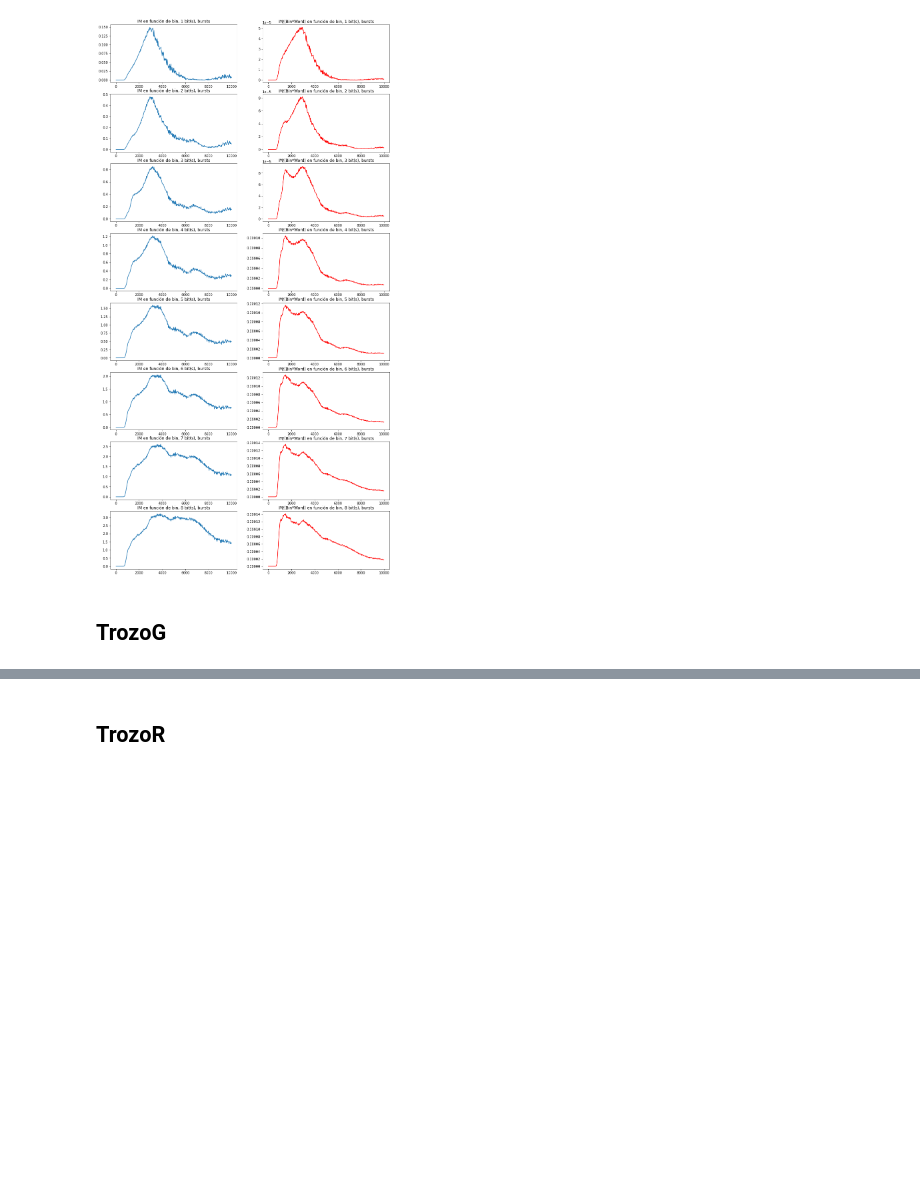
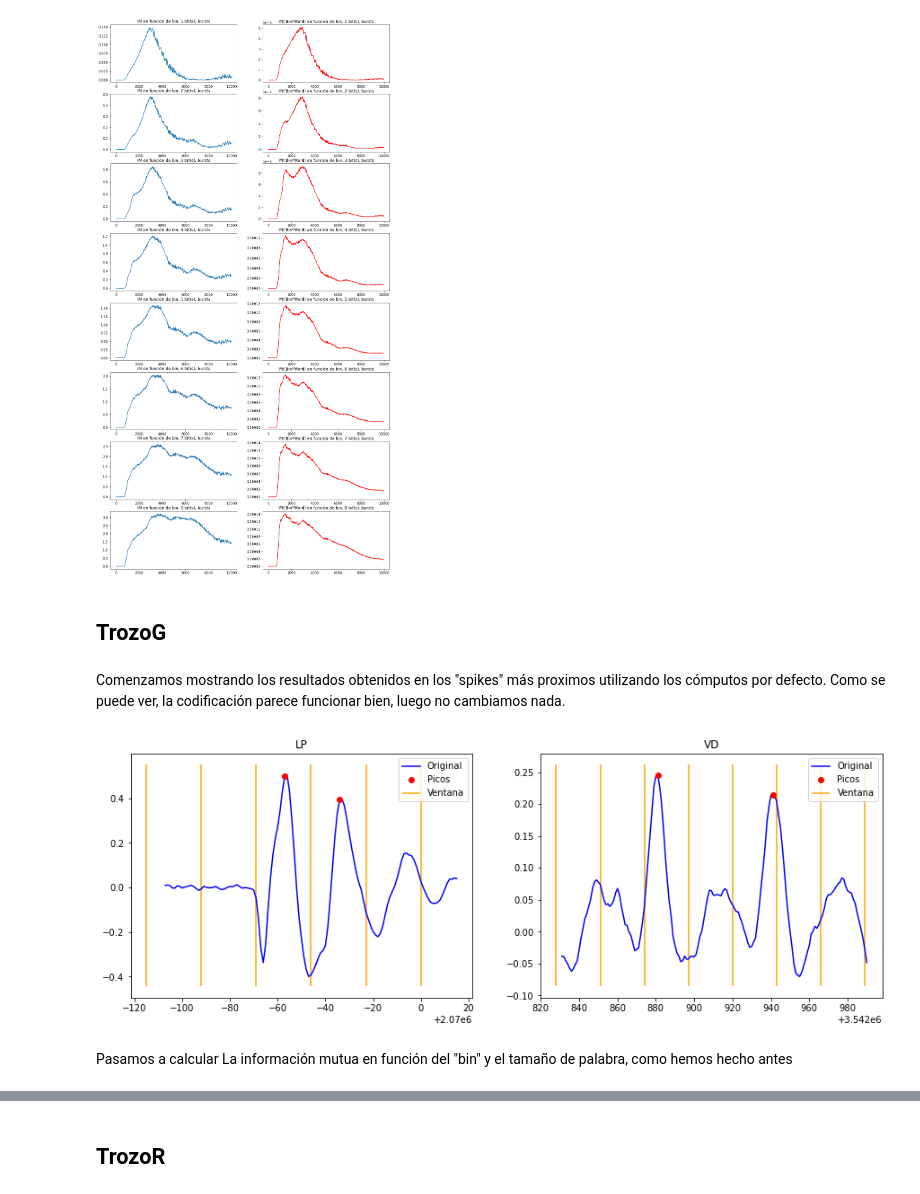
Before and after one commit to Ludvins/MCD_Practicas_TI, a Jupyter notebook: Practica.ipynb, the cells around one changed output, grey strips where cells are left out. Cells and saved outputs as stored; diff of their text form; code cells hidden in the pictures; blank space fills up the shorter version.

```diff
--- a/Practica.ipynb
+++ b/Practica.ipynb
@@ -844,3 +846,11 @@ for i, r in enumerate(results):
 [figure]
 # %% [markdown]
 ## TrozoG
+# %% [markdown]
+Comenzamos mostrando los resultados obtenidos en los "spikes" más proximos utilizando los cómputos por defecto. Como se puede ver, la codificación parece funcionar bien, luego no cambiamos nada.
+# %%
+trozoG_w = codify_signal(trozoG, plot = True)
+# %% [output]
+[figure, added]
+# %% [markdown]
+Pasamos a calcular La información mutua en función del "bin" y el tamaño de palabra, como hemos hecho antes
```
Also changed, not shown: parts of 25 cells of this notebook.
